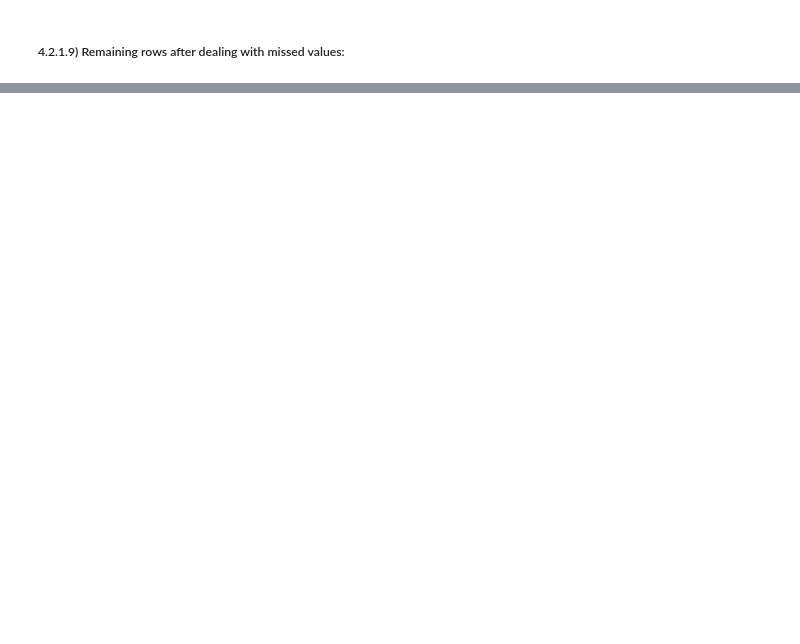
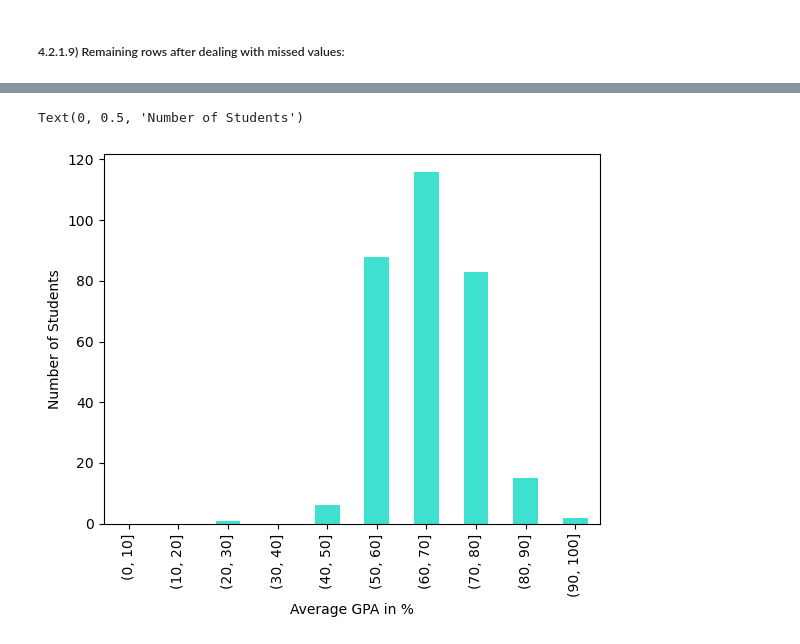
Before and after one commit to TRossen89/BI_MP_Assignments, a Jupyter notebook: MP1_Data_Ingestion_and_Wrangling.ipynb, the cells around one changed output, grey strips where cells are left out. Saved outputs shown, nothing was run; the diff lists cells and outputs as text; code cells hidden in the pictures; blank space fills up the shorter version.

```diff
--- a/MP1_Data_Ingestion_and_Wrangling.ipynb
+++ b/MP1_Data_Ingestion_and_Wrangling.ipynb
@@ -502,0 +740,5 @@ alcohol_clean5.shape[0]
+# %%
+ranges = [0, 10, 20, 30, 40, 50, 60, 70, 80, 90, 100]
+
+avg_GPA = alcohol_clean5.groupby([(pd.cut(alcohol_clean5["Your 2023 academic year average/GPA in % (Ignore if you are 2024 1st year student)"], ranges))])["Your Sex?"].count()
+avg_GPA
@@ -502,0 +758,7 @@ alcohol_clean5.shape[0]
+# %%
+avg_GPA.plot(kind="bar", color="turquoise")
+plt.xlabel("Average GPA in %")
+plt.ylabel("Number of Students")
+# %% [output]
+Text(0, 0.5, 'Number of Students')
+[figure, added]
```
Also changed, not shown: parts of 26 cells of this notebook.
